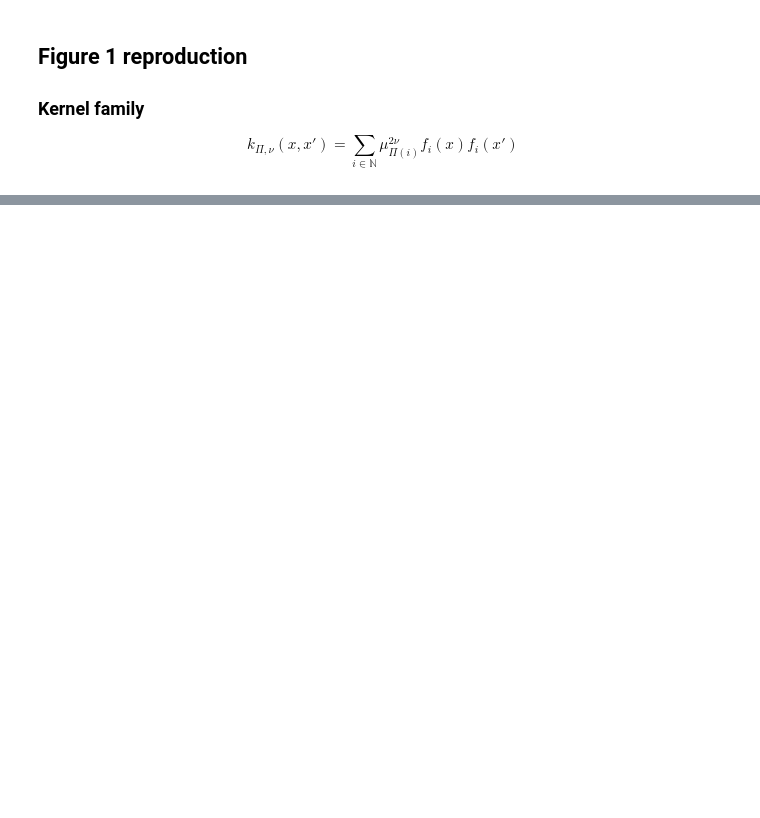
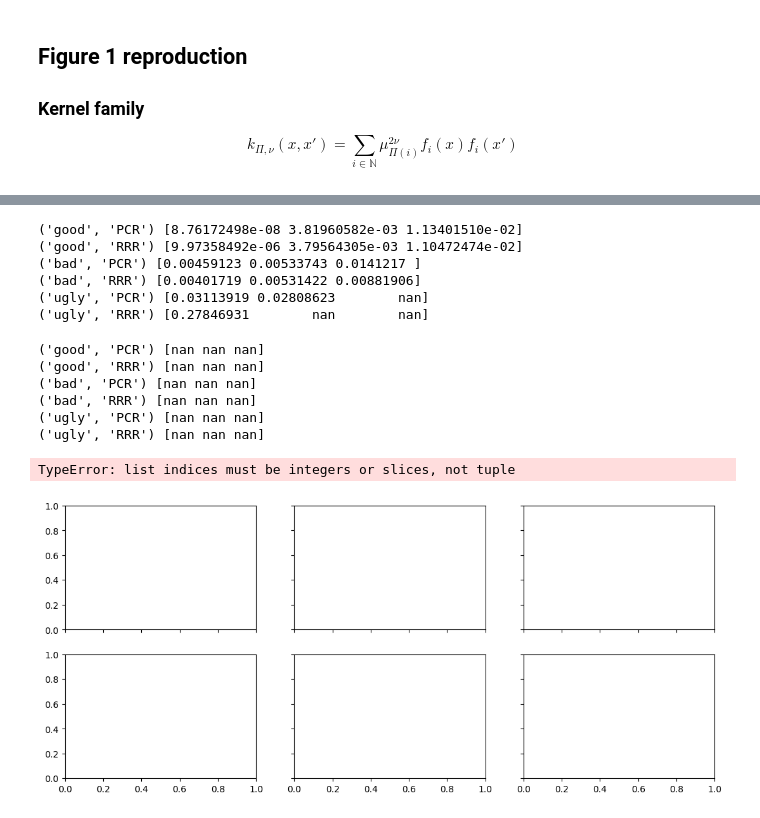
Before and after one commit to stephaniejat/kooplearn, a Jupyter notebook: examples/ou.ipynb, the cells around one changed output, grey strips where cells are left out. Drawn from its saved outputs; the diff is of its cells as text; code cells hidden in the pictures; blank space fills up the shorter version.

```diff
--- a/examples/ou.ipynb
+++ b/examples/ou.ipynb
@@ -464,3 +989,13 @@ n_plot = min(n_show, vals.shape[1])
+# %%
+for key, arr in results.items():
+    print(key, np.std(arr, axis=0))
+# %% [output]
+('good', 'PCR') [8.76172498e-08 3.81960582e-03 1.13401510e-02]
+('good', 'RRR') [9.97358492e-06 3.79564305e-03 1.10472474e-02]
+('bad', 'PCR') [0.00459123 0.00533743 0.0141217 ]
+('bad', 'RRR') [0.00401719 0.00531422 0.00881906]
+('ugly', 'PCR') [0.03113919 0.02808623        nan]
+('ugly', 'RRR') [0.27846931        nan        nan]
 # %%
 # Spectral rates paper fig. 1-style eigenfunction comparison:
 # - 3 columns = good / bad / ugly kernels
@@ -481,20 +1016,19 @@ from tqdm import tqdm
 kernels = ["good", "bad", "ugly"]
 methods = [("PCR", False), ("RRR", True)]
 
+n_train = 2000
+subsample = 100
+n_steps = n_train * subsample
 n_trials = 50  # increase toward paper settings for smoother curves
-n_show = 3  # number of leading eigenfunctions to plot
+n_show = 6  # number of leading eigenfunctions to plot
+r = n_show
 M = 10  # kernel truncation level
-r = n_show
-gamma = 1.0
 dt = 1e-4
-subsample = 50
 lag = dt * subsample  # now consistent with how `data` was actually generated
 n_components = 5
 true_eigs = compute_ou_eig(gamma, lag, n_show)
 
 x_plot = x.reshape(-1)
-
-results = defaultdict(list)
 
 
 # -----------------------------
@@ -504,9 +1038,9 @@ def fit_and_estimate_values(reduced_rank, x, density, random_state, kind, r, M,
     out = np.full(n_show, np.nan, dtype=float)
 
     try:
-        data = simulate_ou(n_steps=20000, random_state=random_state)
+        data = simulate_ou(n_steps=n_steps, gamma=gamma, dt=dt, random_state=0, x0=0.0)
         data = data.iloc[::subsample]
-        data = data[:n_train_samples]
+        data = data[:n_train]
 
         model = KernelRidge(
             n_components=n_show,
@@ -565,10 +1099,16 @@ for kind in kernels:
                 M=M,
                 n_show=n_show,
             )
-            results[(kind, method)].append(vals)
+            results[(kind, method)].append(np.asarray(vals, dtype=float))
 
-for key, arr in results.items():
-    print(key, np.nanmean(arr, axis=0))
+
+for key, arr_list in results.items():
+    arr = np.stack(arr_list, axis=0)
+    valid_cols = np.any(np.isfinite(arr), axis=0)
+    mean_vals = np.full(arr.shape[1], np.nan)
+    mean_vals[valid_cols] = np.nanmean(arr[:, valid_cols], axis=0)
+    print(key, mean_vals)
+
 # -----------------------------
 # Plot
 # -----------------------------
@@ -586,12 +1126,15 @@ bins = np.linspace(-0.02, 1.02, 80)
 for row, (method, _) in enumerate(methods):
     for col, kind in enumerate(kernels):
         ax = axs[row, col]
-        vals = results[(kind, method)]  # (n_trials, n_show)
 
-        # plot empirical distributions mode-by-mode
+        vals = np.stack(results[(kind, method)], axis=0)  # shape (n_trials, n_show)
+
         for m in range(n_show):
             vm = vals[:, m]
             vm = vm[np.isfinite(vm)]
+
+            if vm.size == 0:
+                continue
 
             ax.hist(
                 vm,
@@ -601,7 +1144,6 @@ for row, (method, _) in enumerate(methods):
                 alpha=0.22,
                 color=colors[method],
             )
-
             ax.hist(
                 vm,
                 bins=bins,
@@ -611,7 +1153,6 @@ for row, (method, _) in enumerate(methods):
                 color=colors[method],
             )
 
-        # true Koopman eigenvalue lines
         for ev in true_eigs:
             ax.axvline(float(ev), color="black", ls="--", lw=1.0, alpha=0.8)
 
@@ -622,30 +1163,39 @@ for row, (method, _) in enumerate(methods):
         if col == 0:
             ax.set_ylabel("Density")
 
 for ax in axs[-1, :]:
     ax.set_xlabel("Estimated eigenvalue")
 
 # compact legend
 
 legend_handles = [
     Patch(facecolor="tab:blue", edgecolor="tab:blue", alpha=0.22, label="PCR distribution"),
     Patch(facecolor="tab:orange", edgecolor="tab:orange", alpha=0.22, label="RRR distribution"),
     Line2D([0], [0], color="black", lw=1.0, ls="--", label="True Koopman eigenvalue"),
 ]
 
 fig.legend(
     handles=legend_handles,
     loc="upper center",
     ncol=3,
     frameon=False,
     bbox_to_anchor=(0.5, 1.02),
 )
 
 fig.suptitle(
     "OU spectrum under good, bad, and ugly kernels",
     fontsize=14,
     y=1.06,
 )
 
 plt.tight_layout()
 plt.show()
+# %% [output]
+('good', 'PCR') [nan nan nan]
+('good', 'RRR') [nan nan nan]
+('bad', 'PCR') [nan nan nan]
+('bad', 'RRR') [nan nan nan]
+('ugly', 'PCR') [nan nan nan]
+('ugly', 'RRR') [nan nan nan]
+TypeError: list indices must be integers or slices, not tuple
+[figure, added]
```
Also changed, not shown: parts of 14 cells of this notebook.
